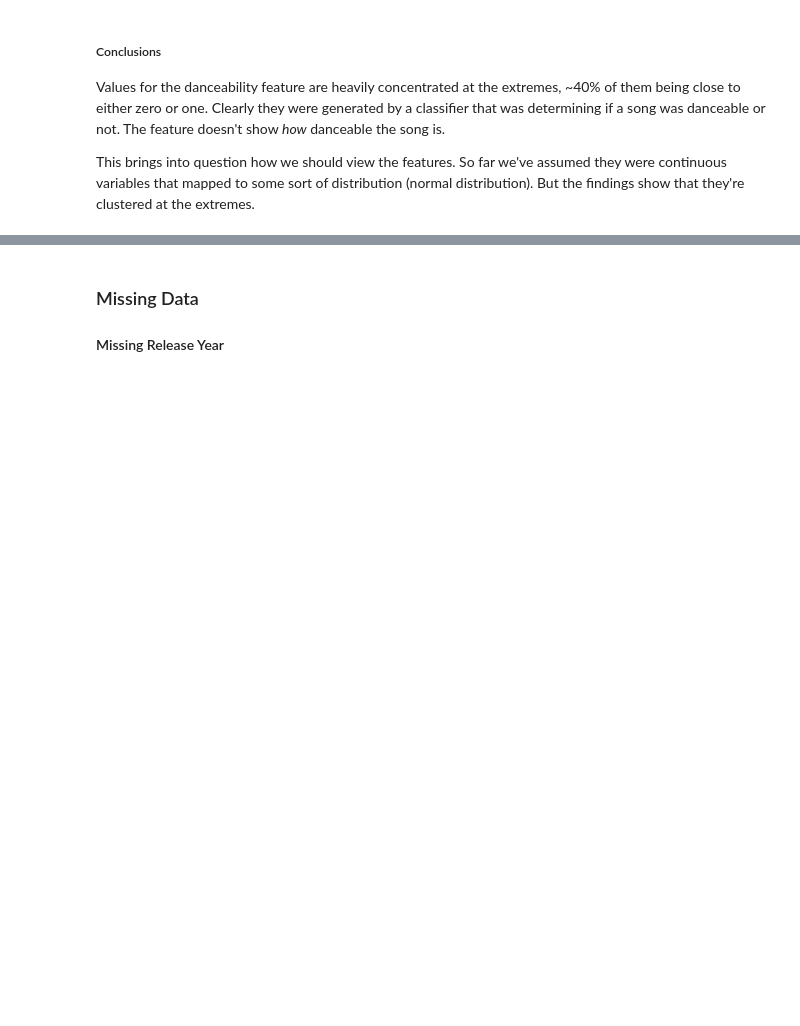
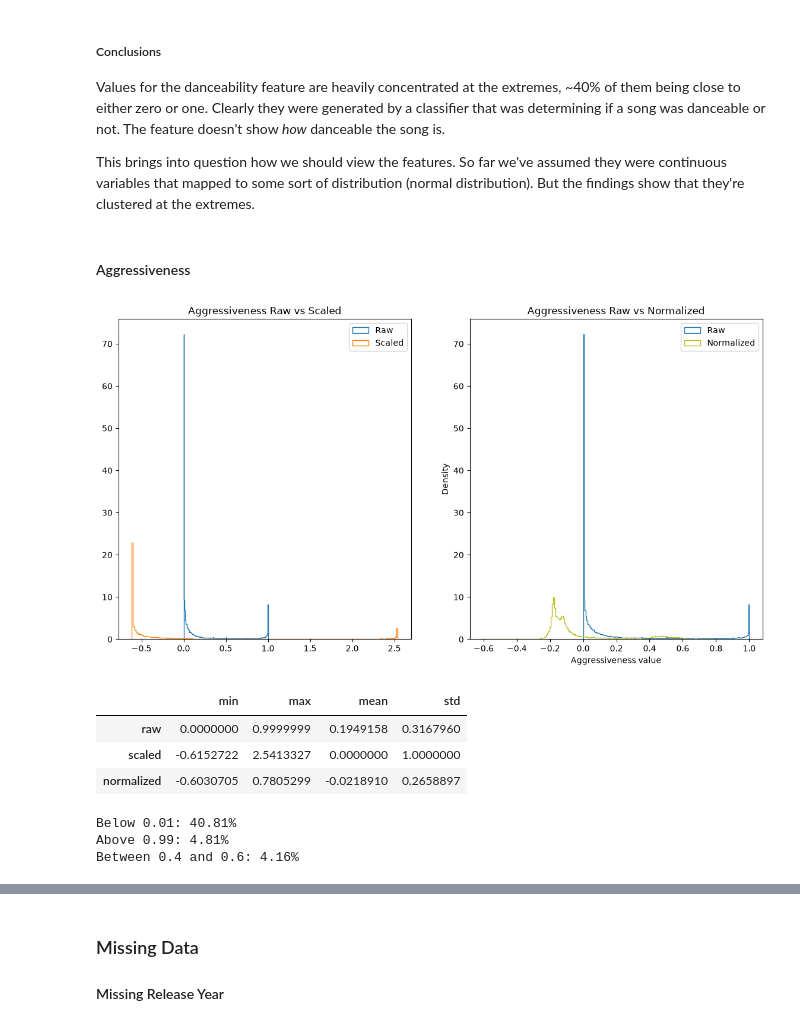
Before and after one commit to RadValentin/taste-mender, a Jupyter notebook: backend/ingest/data_analysis_pipeline.ipynb, the cells around one changed output, grey strips where cells are left out. Cells and saved outputs as stored; diff of their text form; code cells hidden in the pictures; blank space fills up the shorter version.

Commit message:
Investigate aggressiveness feature

```diff
--- a/backend/ingest/data_analysis_pipeline.ipynb
+++ b/backend/ingest/data_analysis_pipeline.ipynb
@@ -159,3 +224,64 @@ print(f"Uncertain predictions: {uncertain:.2f}%")
 Values for the danceability feature are heavily concentrated at the extremes, ~40% of them being close to either zero or one. Clearly they were generated by a classifier that was determining if a song was danceable or not. The feature doesn't show _how_ danceable the song is.
 
 This brings into question how we should view the features. So far we've assumed they were continuous variables that mapped to some sort of distribution (normal distribution). But the findings show that they're clustered at the extremes.
+# %% [markdown]
+#### Aggressiveness
+# %%
+aggr_raw = features_raw[:, feature_names == "aggressiveness"].ravel()
+aggr_scaled = features_scaled[:, feature_names == "aggressiveness"].ravel()
+aggr_normalized = features_norm[:, feature_names == "aggressiveness"].ravel()
+
+fig, axes = plt.subplots(1, 2, figsize=(14, 7))
+
+axes[0].hist(
+    aggr_raw, bins=200, density=True, histtype="step", color="tab:blue", label="Raw",
+)
+axes[0].hist(
+    aggr_scaled, bins=200, density=True, histtype="step", color="tab:orange", label="Scaled",
+)
+axes[0].set_title("Aggressiveness Raw vs Scaled")
+axes[0].legend()
+
+axes[1].hist(
+    aggr_raw, bins=200, density=True, histtype="step", color="tab:blue", label="Raw",
+)
+axes[1].hist(
+    aggr_normalized, bins=200, density=True, histtype="step", color="tab:olive", label="Normalized",
+)
+axes[1].set_title("Aggressiveness Raw vs Normalized")
+axes[1].legend()
+
+
+plt.xlabel("Aggressiveness value")
+plt.ylabel("Density")
+plt.legend()
+plt.show()
+# %% [output]
+[figure, added]
+# %%
+aggr_stats_df = pd.DataFrame({
+    "min": [aggr_raw.min(), aggr_scaled.min(), aggr_normalized.min()],
+    "max": [aggr_raw.max(), aggr_scaled.max(), aggr_normalized.max()],
+    "mean": [aggr_raw.mean(), aggr_scaled.mean(), aggr_normalized.mean()],
+    "std": [aggr_raw.std(), aggr_scaled.std(), danc_normalized.std()]
+}, index=["raw", "scaled", "normalized"])
+
+with pd.option_context('display.float_format', lambda x: f'{x:,.7f}'):
+    display(aggr_stats_df)
+# %% [output]
+|  | min | max | mean | std |
+| raw | 0.0000000 | 0.9999999 | 0.1949158 | 0.3167960 |
+| scaled | -0.6152722 | 2.5413327 | 0.0000000 | 1.0000000 |
+| normalized | -0.6030705 | 0.7805299 | -0.0218910 | 0.2658897 |
+# %%
+near_zero = (aggr_raw < 0.01).mean() * 100
+near_one = (aggr_raw > 0.99).mean() * 100
+uncertain = ((aggr_raw > 0.4) & (aggr_raw < 0.6)).mean() * 100
+
+print(f"Below 0.01: {near_zero:.2f}%")
+print(f"Above 0.99: {near_one:.2f}%")
+print(f"Between 0.4 and 0.6: {uncertain:.2f}%")
+# %% [output]
+Below 0.01: 40.81%
+Above 0.99: 4.81%
+Between 0.4 and 0.6: 4.16%
```
Also changed, not shown: parts of 12 cells of this notebook.
